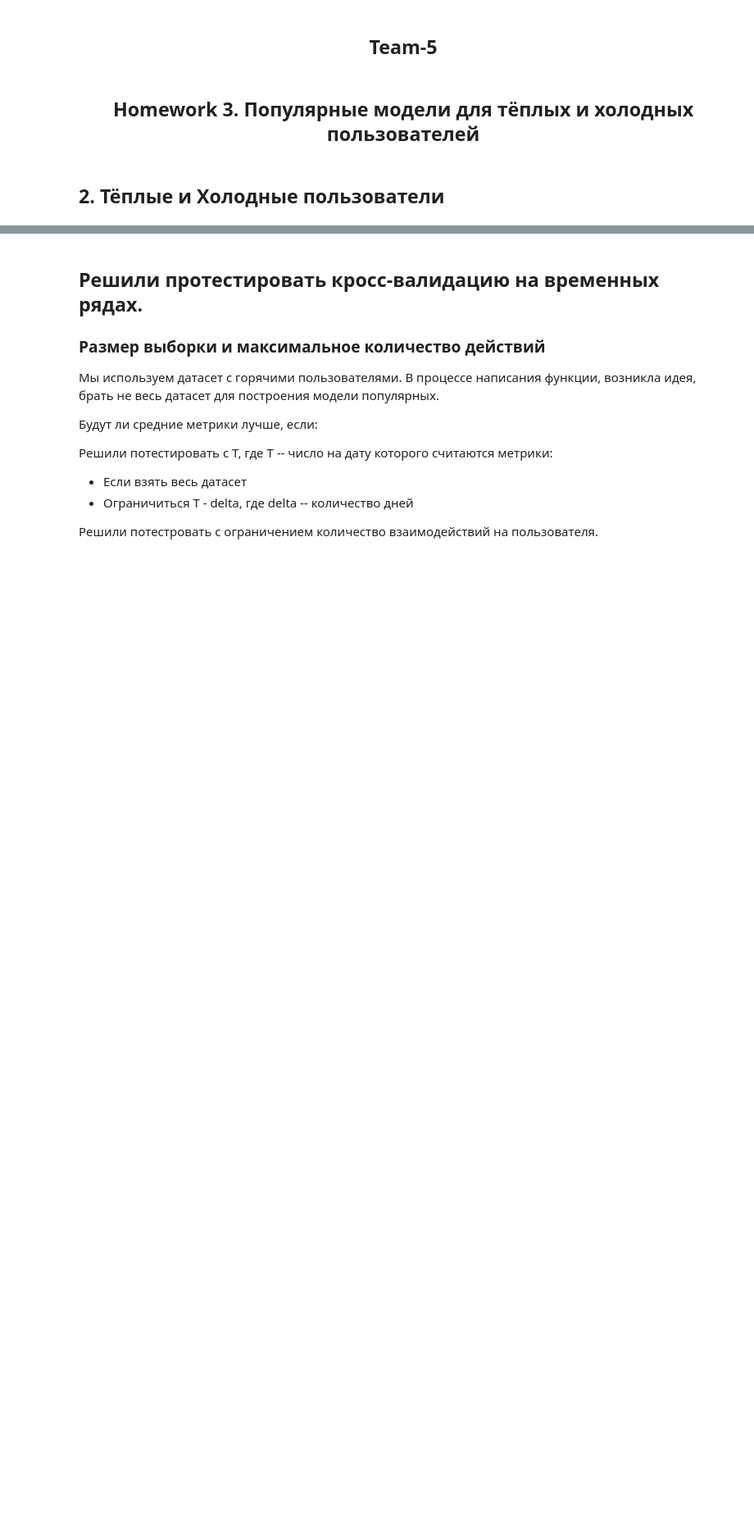
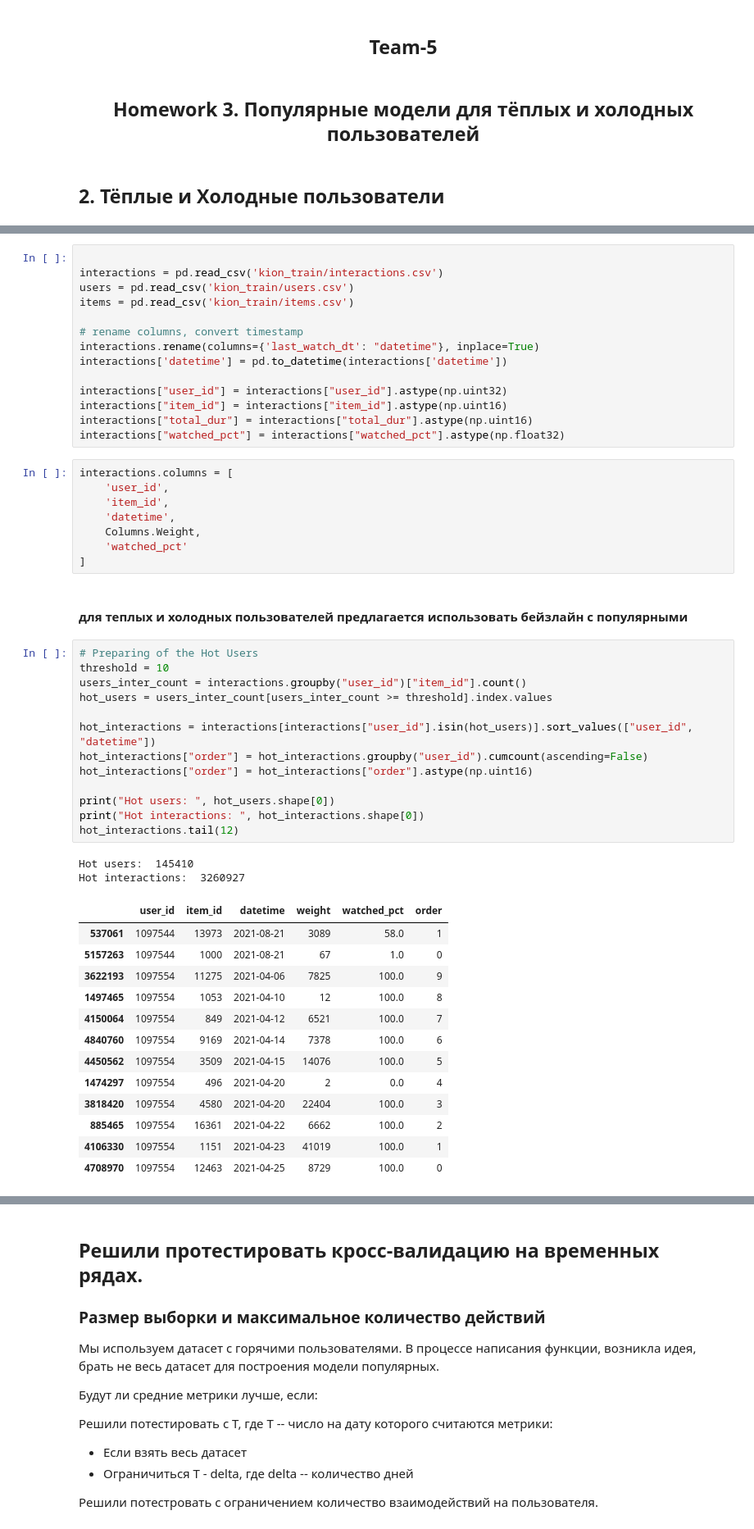
Before and after one commit to azatnv/RecoServiceTemplate, a Jupyter notebook: notebooks/hw_3_popular.ipynb, the cells around one changed output, grey strips where cells are left out. Shown at 82% size. Cells and saved outputs as stored; diff of their text form; blank space fills up the shorter version.

```diff
--- a/notebooks/hw_3_popular.ipynb
+++ b/notebooks/hw_3_popular.ipynb
@@ -122,0 +48,53 @@ simple_popular.fit(dataset);
+# %%
+
+interactions = pd.read_csv('kion_train/interactions.csv')
+users = pd.read_csv('kion_train/users.csv')
+items = pd.read_csv('kion_train/items.csv')
+
+# rename columns, convert timestamp
+interactions.rename(columns={'last_watch_dt': "datetime"}, inplace=True)
+interactions['datetime'] = pd.to_datetime(interactions['datetime'])
+
+interactions["user_id"] = interactions["user_id"].astype(np.uint32)
+interactions["item_id"] = interactions["item_id"].astype(np.uint16)
+interactions["total_dur"] = interactions["total_dur"].astype(np.uint16)
+interactions["watched_pct"] = interactions["watched_pct"].astype(np.float32)
+# %%
+interactions.columns = [
+    'user_id',
+    'item_id',
+    'datetime',
+    Columns.Weight,
+    'watched_pct'
+]
+# %% [markdown]
+#### для теплых и холодных пользователей предлагается использовать бейзлайн с популярными
+# %%
+# Preparing of the Hot Users
+threshold = 10
+users_inter_count = interactions.groupby("user_id")["item_id"].count()
+hot_users = users_inter_count[users_inter_count >= threshold].index.values
+
+hot_interactions = interactions[interactions["user_id"].isin(hot_users)].sort_values(["user_id", "datetime"])
+hot_interactions["order"] = hot_interactions.groupby("user_id").cumcount(ascending=False)
+hot_interactions["order"] = hot_interactions["order"].astype(np.uint16)
+
+print("Hot users: ", hot_users.shape[0])
+print("Hot interactions: ", hot_interactions.shape[0])
+hot_interactions.tail(12)
+# %% [output]
+Hot users:  145410
+Hot interactions:  3260927
+|  | user_id | item_id | datetime | weight | watched_pct | order |
+| 537061 | 1097544 | 13973 | 2021-08-21 | 3089 | 58.0 | 1 |
+| 5157263 | 1097544 | 1000 | 2021-08-21 | 67 | 1.0 | 0 |
+| 3622193 | 1097554 | 11275 | 2021-04-06 | 7825 | 100.0 | 9 |
+| 1497465 | 1097554 | 1053 | 2021-04-10 | 12 | 100.0 | 8 |
+| 4150064 | 1097554 | 849 | 2021-04-12 | 6521 | 100.0 | 7 |
+| 4840760 | 1097554 | 9169 | 2021-04-14 | 7378 | 100.0 | 6 |
+| 4450562 | 1097554 | 3509 | 2021-04-15 | 14076 | 100.0 | 5 |
+| 1474297 | 1097554 | 496 | 2021-04-20 | 2 | 0.0 | 4 |
+| 3818420 | 1097554 | 4580 | 2021-04-20 | 22404 | 100.0 | 3 |
+| 885465 | 1097554 | 16361 | 2021-04-22 | 6662 | 100.0 | 2 |
+| 4106330 | 1097554 | 1151 | 2021-04-23 | 41019 | 100.0 | 1 |
+| 4708970 | 1097554 | 12463 | 2021-04-25 | 8729 | 100.0 | 0 |
```
Also changed, not shown: parts of 33 cells of this notebook, 2 other files.
